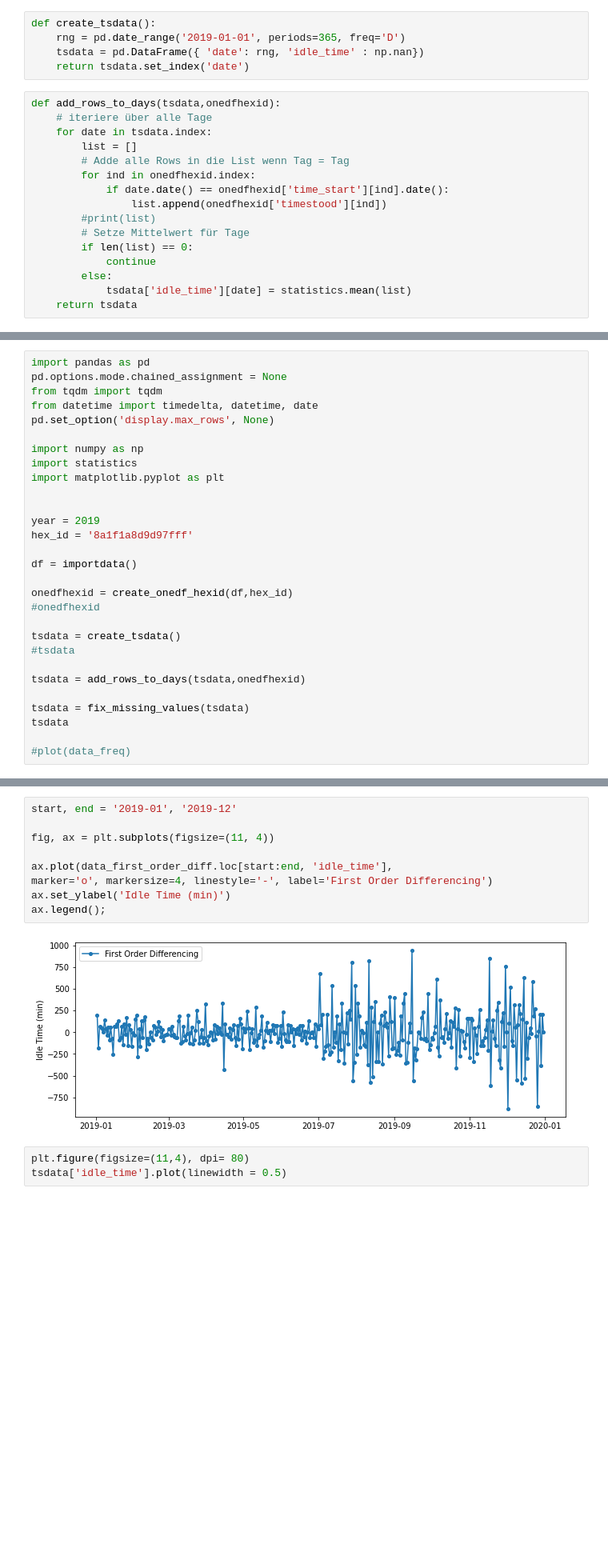
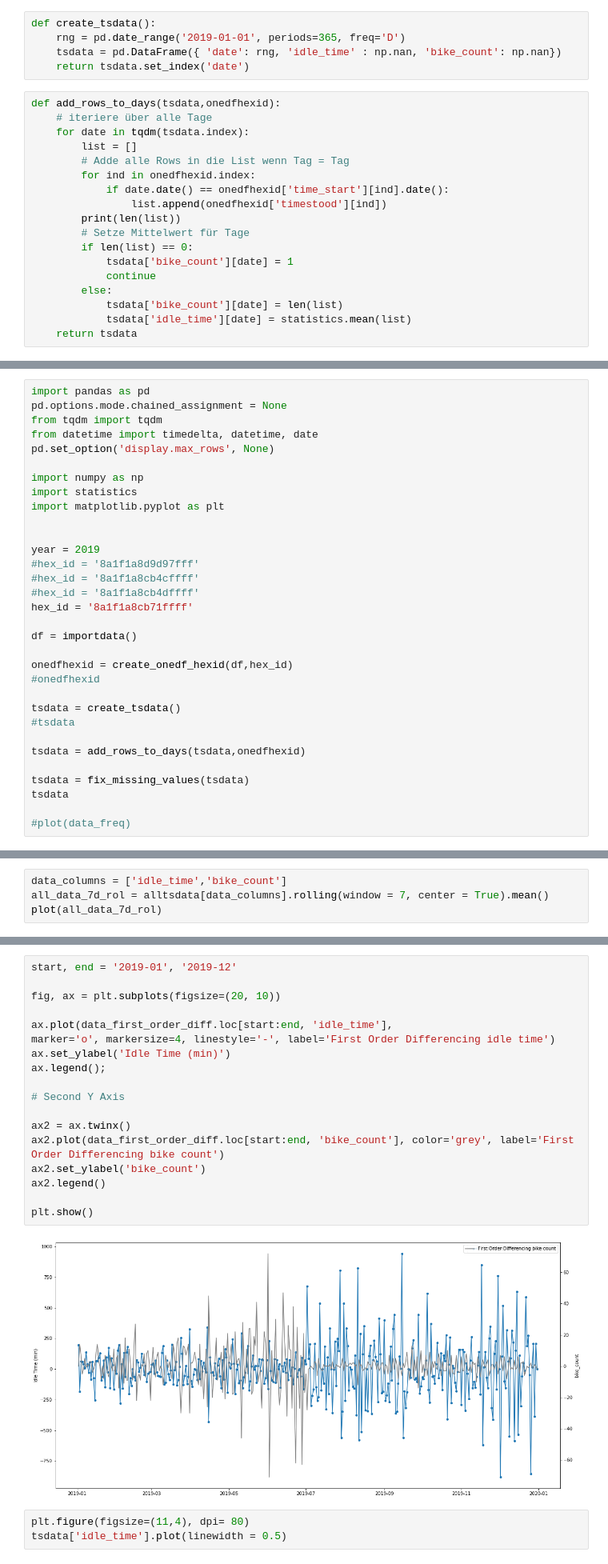
Before and after one commit to jw54kysa/bachelor_thesis_idle_time_prediction_nextbike, a Jupyter notebook: scripts/start_time_series.ipynb, the cells around one changed output, grey strips where cells are left out. Shown at 80% size. Drawn from its saved outputs; the diff is of its cells as text; blank space fills up the shorter version.

```diff
--- a/scripts/start_time_series.ipynb
+++ b/scripts/start_time_series.ipynb
@@ -17,22 +17,24 @@ def create_onedf_hexid(df,hex_id):
 # %%
 def create_tsdata():
     rng = pd.date_range('2019-01-01', periods=365, freq='D')
-    tsdata = pd.DataFrame({ 'date': rng, 'idle_time' : np.nan})
+    tsdata = pd.DataFrame({ 'date': rng, 'idle_time' : np.nan, 'bike_count': np.nan})
     return tsdata.set_index('date')
 # %%
 def add_rows_to_days(tsdata,onedfhexid):
     # iteriere über alle Tage
-    for date in tsdata.index:
+    for date in tqdm(tsdata.index):
         list = []
         # Adde alle Rows in die List wenn Tag = Tag
         for ind in onedfhexid.index:
             if date.date() == onedfhexid['time_start'][ind].date():
                 list.append(onedfhexid['timestood'][ind])
-        #print(list)
+        print(len(list))
         # Setze Mittelwert für Tage
         if len(list) == 0:
+            tsdata['bike_count'][date] = 1
             continue
         else:
+            tsdata['bike_count'][date] = len(list)
             tsdata['idle_time'][date] = statistics.mean(list)
     return tsdata
 # %%
@@ -75,7 +85,10 @@ import matplotlib.pyplot as plt
 
 
 year = 2019
-hex_id = '8a1f1a8d9d97fff'
+#hex_id = '8a1f1a8d9d97fff'
+#hex_id = '8a1f1a8cb4cffff'
+#hex_id = '8a1f1a8cb4dffff'
+hex_id = '8a1f1a8cb71ffff'
 
 df = importdata()
 
@@ -130,0 +295,4 @@ plot(data_7d_rol)
+# %%
+data_columns = ['idle_time','bike_count']
+all_data_7d_rol = alltsdata[data_columns].rolling(window = 7, center = True).mean()
+plot(all_data_7d_rol)
@@ -199,14 +375,23 @@ data_first_order_diff
 # %%
 start, end = '2019-01', '2019-12'
 
-fig, ax = plt.subplots(figsize=(11, 4))
+fig, ax = plt.subplots(figsize=(20, 10))
 
 ax.plot(data_first_order_diff.loc[start:end, 'idle_time'],
-marker='o', markersize=4, linestyle='-', label='First Order Differencing')
+marker='o', markersize=4, linestyle='-', label='First Order Differencing idle time')
 ax.set_ylabel('Idle Time (min)')
 ax.legend();
+
+# Second Y Axis
+
+ax2 = ax.twinx()
+ax2.plot(data_first_order_diff.loc[start:end, 'bike_count'], color='grey', label='First Order Differencing bike count')
+ax2.set_ylabel('bike_count')
+ax2.legend()
+
+plt.show()
 # %% [output]
-[figure, old version]
+[figure, new version]
 # %%
 plt.figure(figsize=(11,4), dpi= 80)
 tsdata['idle_time'].plot(linewidth = 0.5)
```
Also changed, not shown: parts of 13 cells of this notebook.
